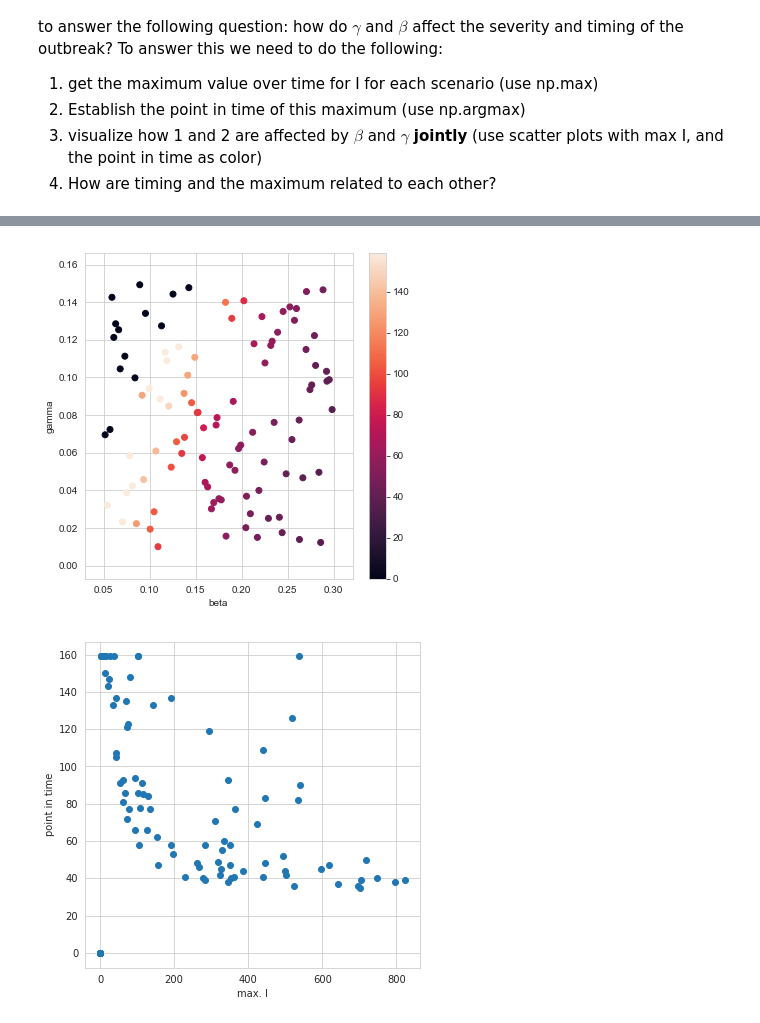
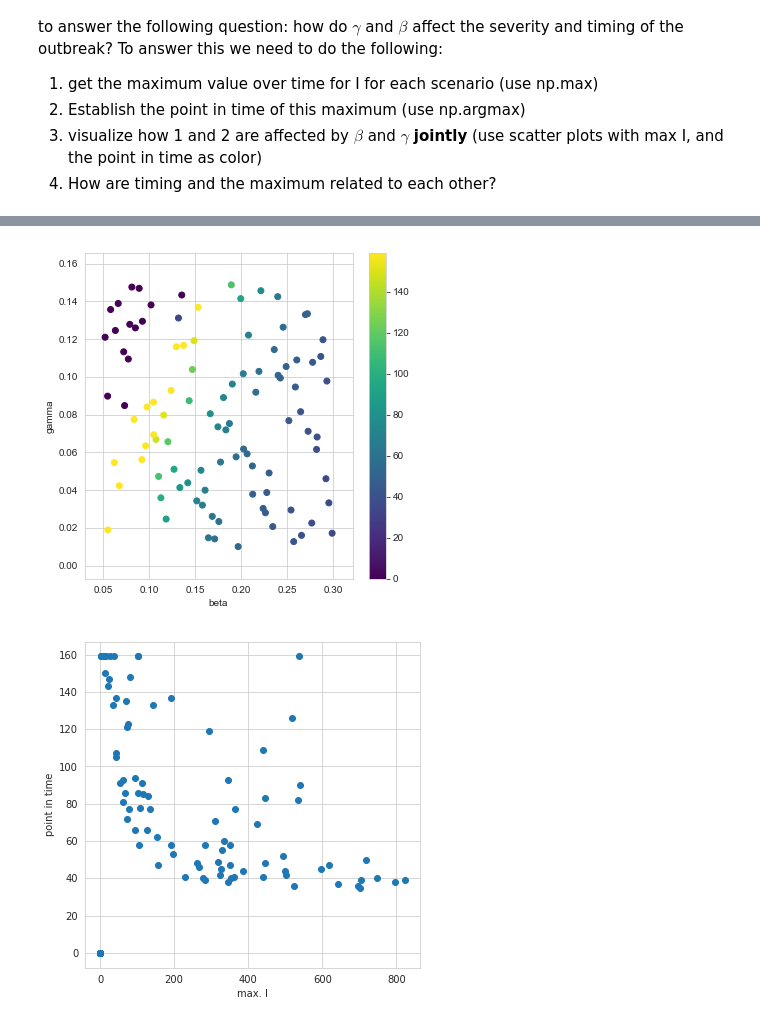
Before and after one commit to quaquel/ema_tutorial, a Jupyter notebook: tutorial 1.ipynb, the cells around one changed output, grey strips where cells are left out. Drawn from its saved outputs; the diff is of its cells as text; code cells hidden in the pictures.

```diff
--- a/tutorial 1.ipynb
+++ b/tutorial 1.ipynb
@@ -130,16 +132,16 @@ plt.show()
 # %%
 I = outcomes['I']
 timing = np.argmax(I, axis=1)
 
 fig, ax = plt.subplots(figsize=(6,6))
 
-sc = ax.scatter(experiments.beta, experiments.gamma, c=timing)
+sc = ax.scatter(experiments.beta, experiments.gamma, c=timing, cmap='viridis')
 plt.colorbar(sc)
 ax.set_xlabel('beta')
 ax.set_ylabel('gamma')
 plt.show()
 # %% [output]
-[figure, old version]
+[figure, new version]
 # %%
 fig, ax = plt.subplots(figsize=(6,6))
 
```
Also changed, not shown: parts of 3 cells of this notebook, 6 other files.
